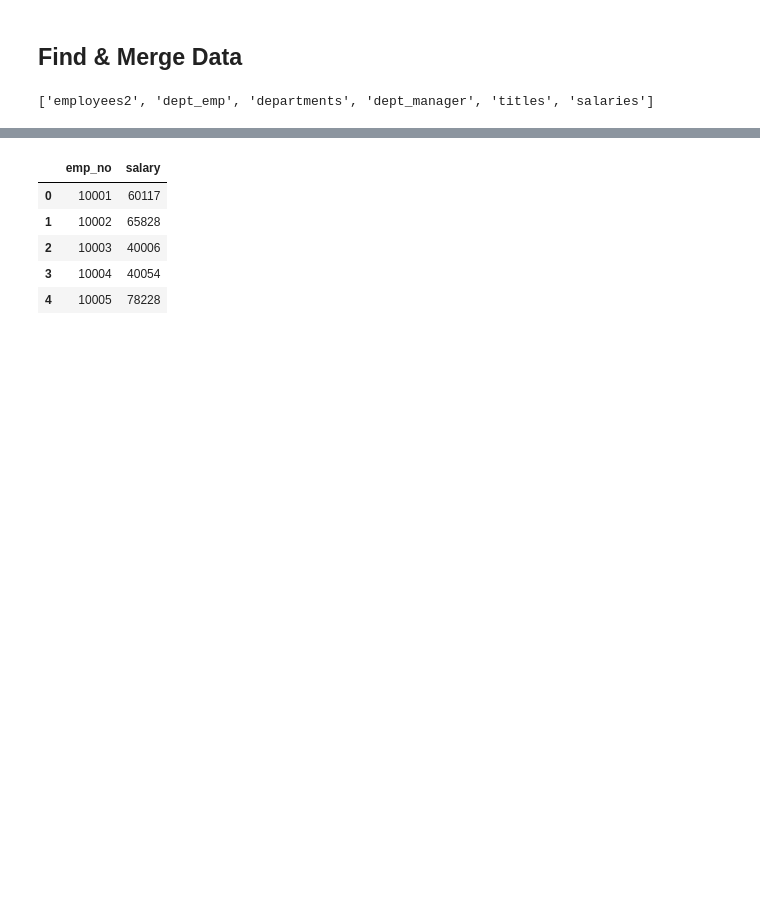
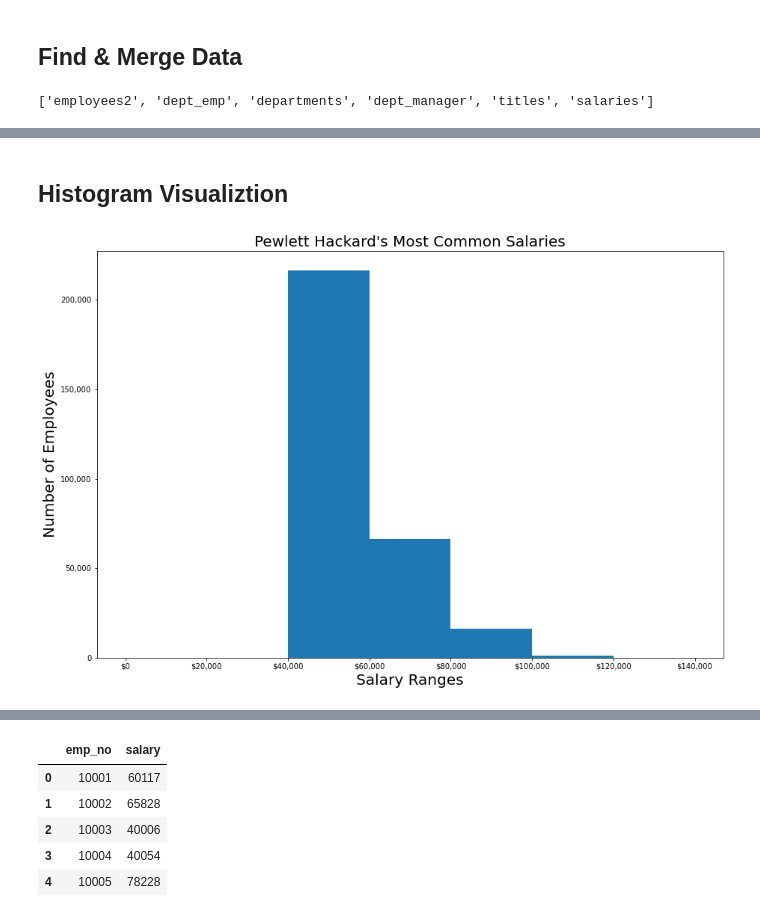
Before and after one commit to nataligracia/sqlanalyticsengineering_employees, a Jupyter notebook: EmployeeSQL/Pewlett Hackard Data Examination.ipynb, the cells around one changed output, grey strips where cells are left out. Cells and saved outputs as stored; diff of their text form; code cells hidden in the pictures; blank space fills up the shorter version.

```diff
--- a/EmployeeSQL/Pewlett Hackard Data Examination.ipynb
+++ b/EmployeeSQL/Pewlett Hackard Data Examination.ipynb
@@ -21,3 +24,13 @@ go = engine.connect()
 engine.table_names()
 # %% [output]
 ['employees2', 'dept_emp', 'departments', 'dept_manager', 'titles', 'salaries']
+# %%
+#Find, filter, and merge data from tables using SQL
+search = """select salaries.emp_no, salary, title from salaries
+	inner join employees2 on salaries.emp_no = employees2.emp_no
+	inner join titles on employees2.emp_title_id = titles.title_id
+	order by emp_no;"""
+# %%
+#Convert SQL to pandas dataframe
+salary_data = pd.read_sql(search, go)
+salary_data.head()
@@ -23,0 +44,15 @@ engine.table_names()
+# %% [markdown]
+## Histogram Visualiztion
+# %%
+#Plot Histogram of salary_data dataframe
+fig, ax = plt.subplots(figsize=(15,10))
+ax.get_xaxis().set_major_formatter(StrMethodFormatter('${x:,.0f}'))
+ax.get_yaxis().set_major_formatter(StrMethodFormatter('{x:,.0f}'))
+plt.hist(salary_data['salary'], bins=[0,40000,60000,80000,100000,120000,140000])
+plt.xlabel('Salary Ranges', fontsize=20)
+plt.ylabel('Number of Employees',fontsize=20)
+plt.title("Pewlett Hackard's Most Common Salaries",fontsize=20)
+plt.savefig("salary_range_histogram.png")
+plt.show()
+# %% [output]
+[figure, added]
```
Also changed, not shown: parts of 21 cells of this notebook, 2 other files.
